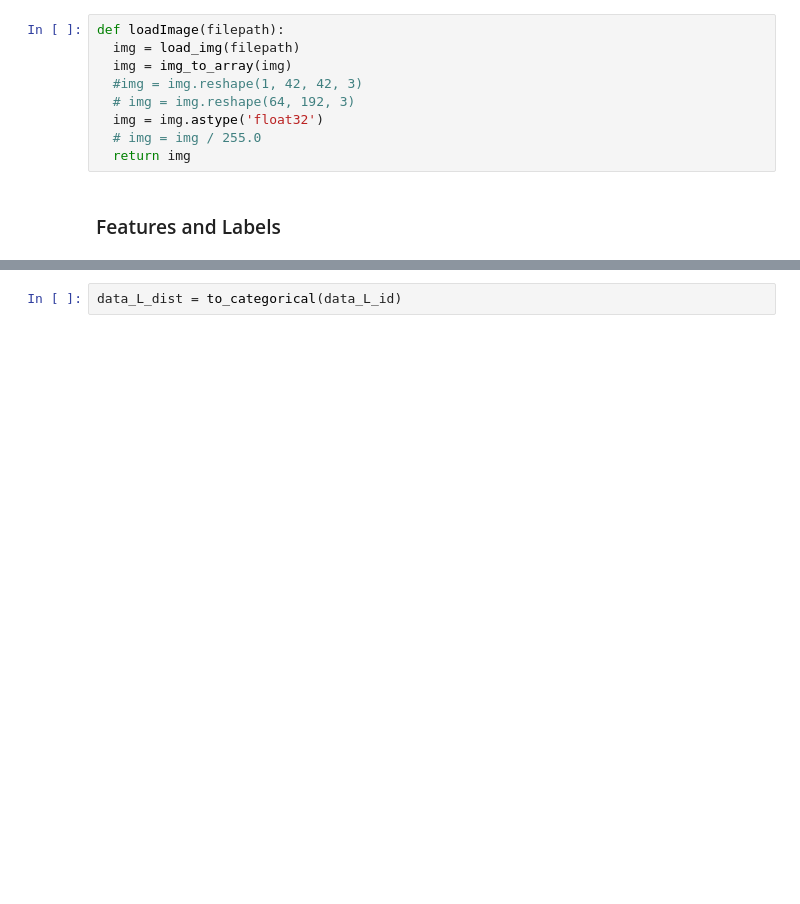
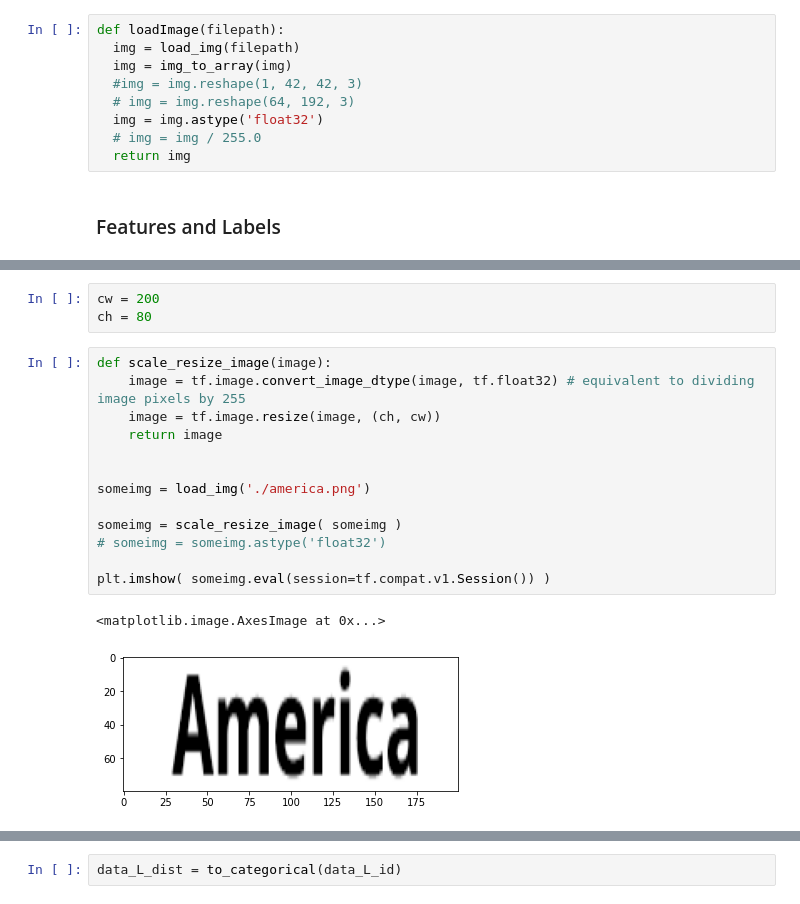
Before and after one commit to danyentezari/bn-ocr, a Jupyter notebook: keras_ocr_bignumber_generator.ipynb, the cells around one changed output, grey strips where cells are left out. Cells and saved outputs as stored; diff of their text form; blank space fills up the shorter version.

Commit message:
Using tensor of images.

```diff
--- a/keras_ocr_bignumber_generator.ipynb
+++ b/keras_ocr_bignumber_generator.ipynb
@@ -85,3 +89,22 @@ def loadImage(filepath):
+# %%
+cw = 200
+ch = 80
+# %%
+def scale_resize_image(image):
+    image = tf.image.convert_image_dtype(image, tf.float32) # equivalent to dividing image pixels by 255
+    image = tf.image.resize(image, (ch, cw))
+    return image
+
+
+someimg = load_img('./america.png')
+
+someimg = scale_resize_image( someimg )
+# someimg = someimg.astype('float32')
+
+plt.imshow( someimg.eval(session=tf.compat.v1.Session()) )
+# %% [output]
+<matplotlib.image.AxesImage at 0x...>
+[figure, added]
 # %%
 def create_canvas(canvas_h=300, canvas_w=300):
   # Create canvas
```
Also changed, not shown: parts of 29 cells of this notebook.
